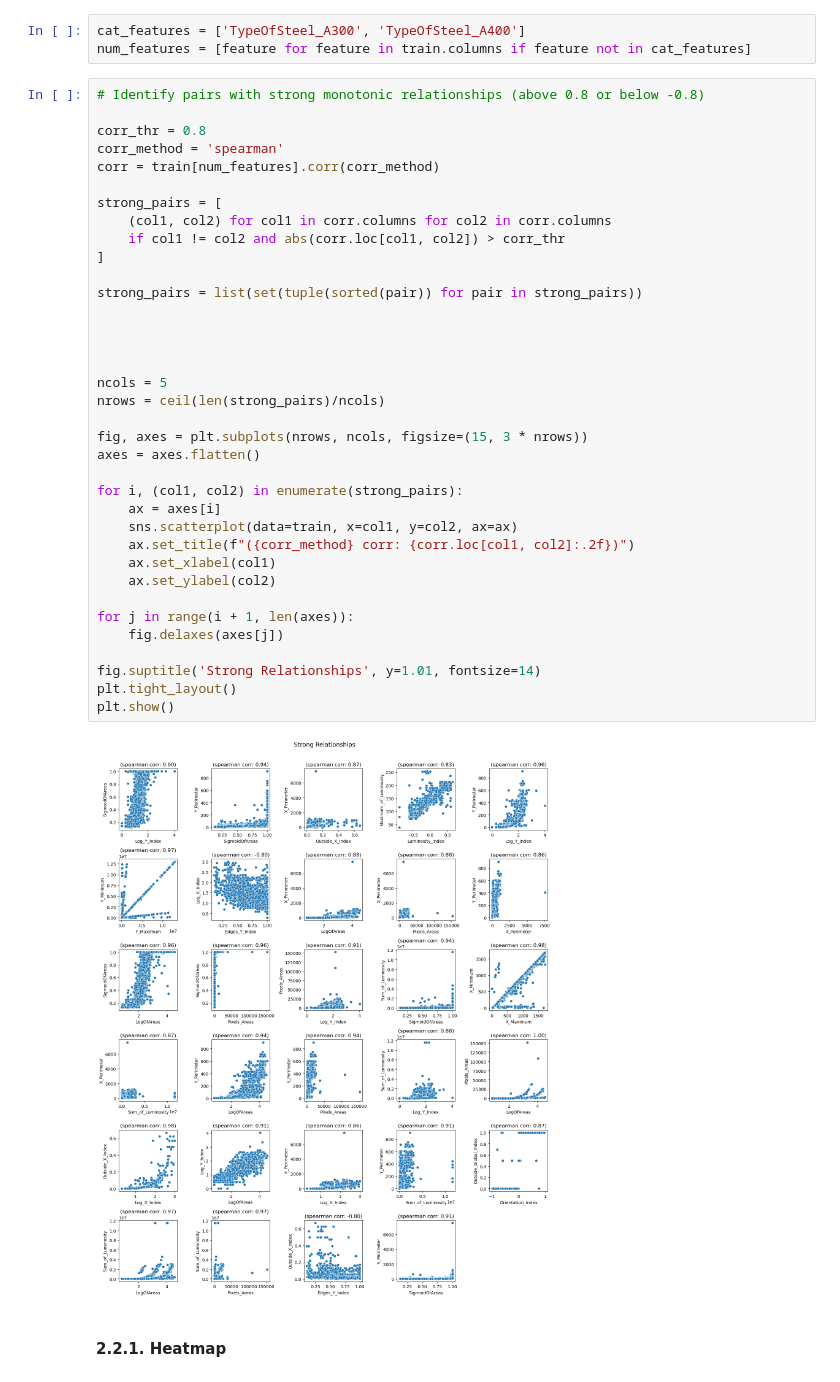
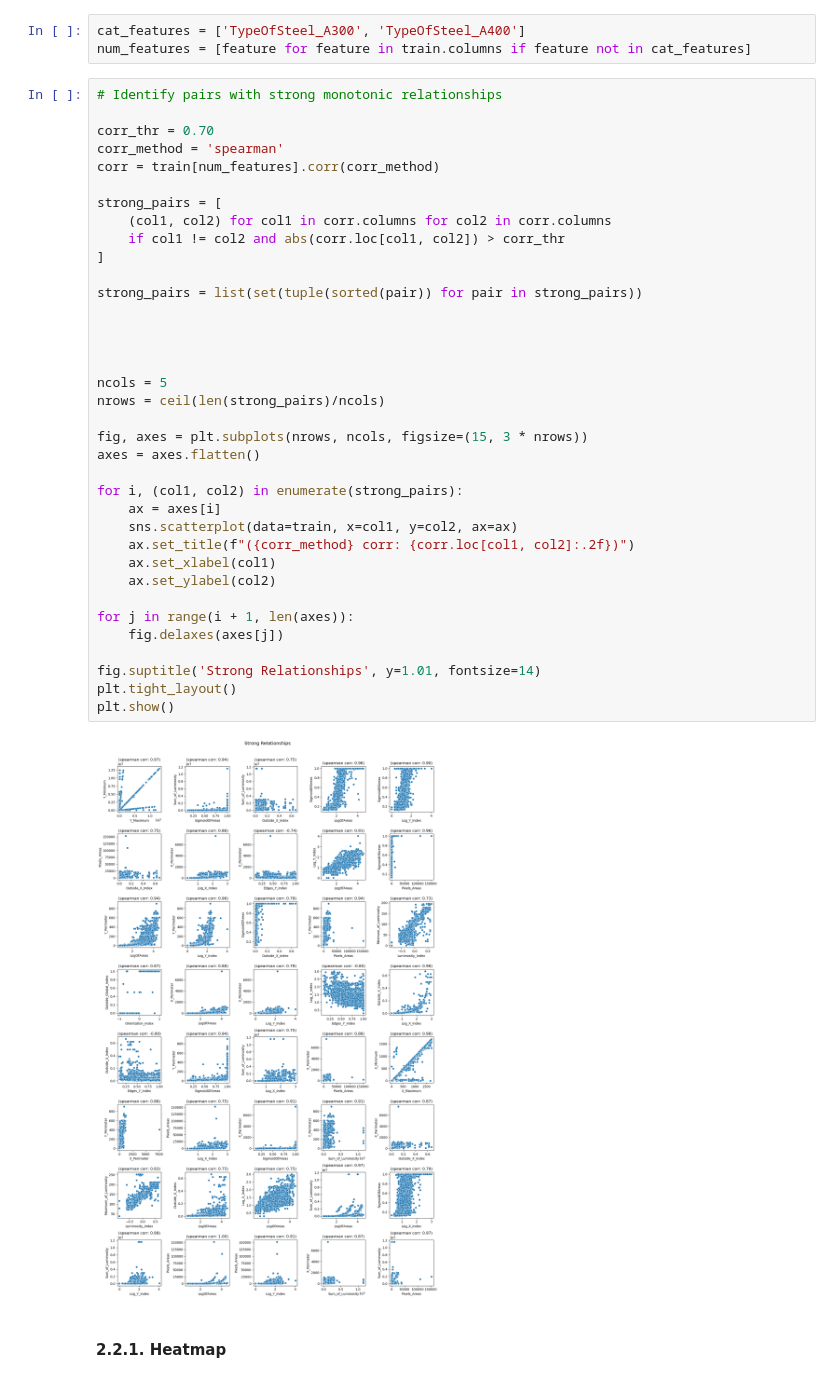
Before and after one commit to hkaragah/kaggle_notebooks, a Jupyter notebook: steel_plate_detection_prediction/steel_plate_detection_prediction - Pastry.ipynb, the cells around one changed output. Saved outputs shown, nothing was run; the diff lists cells and outputs as text.

```diff
--- a/steel_plate_detection_prediction/steel_plate_detection_prediction - Pastry.ipynb
+++ b/steel_plate_detection_prediction/steel_plate_detection_prediction - Pastry.ipynb
@@ -343,43 +342,43 @@ where $d_i$ is the difference in ranks for each observation, and $n$ is the numb
 cat_features = ['TypeOfSteel_A300', 'TypeOfSteel_A400']
 num_features = [feature for feature in train.columns if feature not in cat_features]
 # %%
-# Identify pairs with strong monotonic relationships (above 0.8 or below -0.8)
+# Identify pairs with strong monotonic relationships
 
-corr_thr = 0.8
+corr_thr = 0.70
 corr_method = 'spearman'
 corr = train[num_features].corr(corr_method)
 
 strong_pairs = [
     (col1, col2) for col1 in corr.columns for col2 in corr.columns
     if col1 != col2 and abs(corr.loc[col1, col2]) > corr_thr
 ]
 
 strong_pairs = list(set(tuple(sorted(pair)) for pair in strong_pairs))
 
 
 
 
 ncols = 5
 nrows = ceil(len(strong_pairs)/ncols)
 
 fig, axes = plt.subplots(nrows, ncols, figsize=(15, 3 * nrows))
 axes = axes.flatten()
 
 for i, (col1, col2) in enumerate(strong_pairs):
     ax = axes[i]
     sns.scatterplot(data=train, x=col1, y=col2, ax=ax)
     ax.set_title(f"({corr_method} corr: {corr.loc[col1, col2]:.2f})")
     ax.set_xlabel(col1)
     ax.set_ylabel(col2)
 
 for j in range(i + 1, len(axes)):
     fig.delaxes(axes[j])
 
 fig.suptitle('Strong Relationships', y=1.01, fontsize=14)
 plt.tight_layout()
 plt.show()
 # %% [output]
-[figure, old version]
+[figure, new version]
 # %% [markdown]
 #### 2.2.1. Heatmap
 # %%
```
Also changed, not shown: parts of 87 cells of this notebook, 11 other files.
